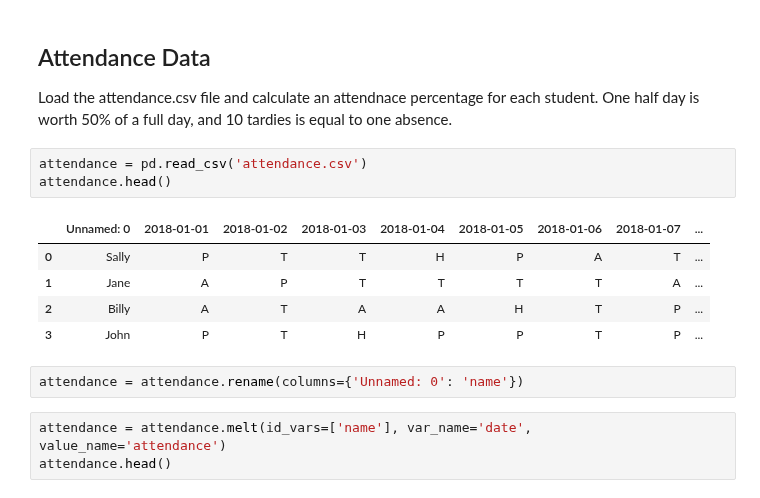
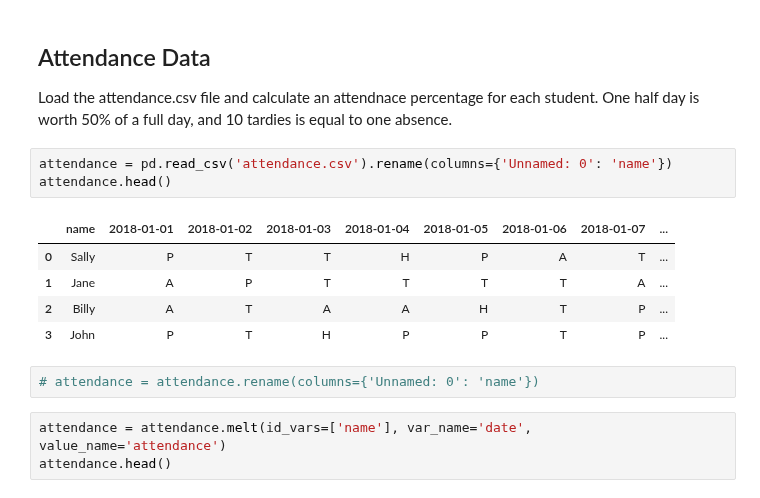
Before and after one commit to faithkane3/ds-methodologies-exercises, a Jupyter notebook: advanced_topics/tidy_data.ipynb, the cells around one changed output. Saved outputs shown, nothing was run; the diff lists cells and outputs as text.

```diff
--- a/advanced_topics/tidy_data.ipynb
+++ b/advanced_topics/tidy_data.ipynb
@@ -7,16 +7,16 @@ import pandas as pd
 
 Load the attendance.csv file and calculate an attendnace percentage for each student. One half day is worth 50% of a full day, and 10 tardies is equal to one absence.
 # %%
-attendance = pd.read_csv('attendance.csv')
+attendance = pd.read_csv('attendance.csv').rename(columns={'Unnamed: 0': 'name'})
 attendance.head()
 # %% [output]
-|  | Unnamed: 0 | 2018-01-01 | 2018-01-02 | 2018-01-03 | 2018-01-04 | 2018-01-05 | 2018-01-06 | 2018-01-07 | ... |
+|  | name | 2018-01-01 | 2018-01-02 | 2018-01-03 | 2018-01-04 | 2018-01-05 | 2018-01-06 | 2018-01-07 | ... |
 | 0 | Sally | P | T | T | H | P | A | T | ... |
 | 1 | Jane | A | P | T | T | T | T | A | ... |
 | 2 | Billy | A | T | A | A | H | T | P | ... |
 | 3 | John | P | T | H | P | P | T | P | ... |
 # %%
-attendance = attendance.rename(columns={'Unnamed: 0': 'name'})
+# attendance = attendance.rename(columns={'Unnamed: 0': 'name'})
 # %%
 attendance = attendance.melt(id_vars=['name'], var_name='date', value_name='attendance')
 attendance.head()
```
Also changed, not shown: parts of 4 cells of this notebook, 1 other file.
